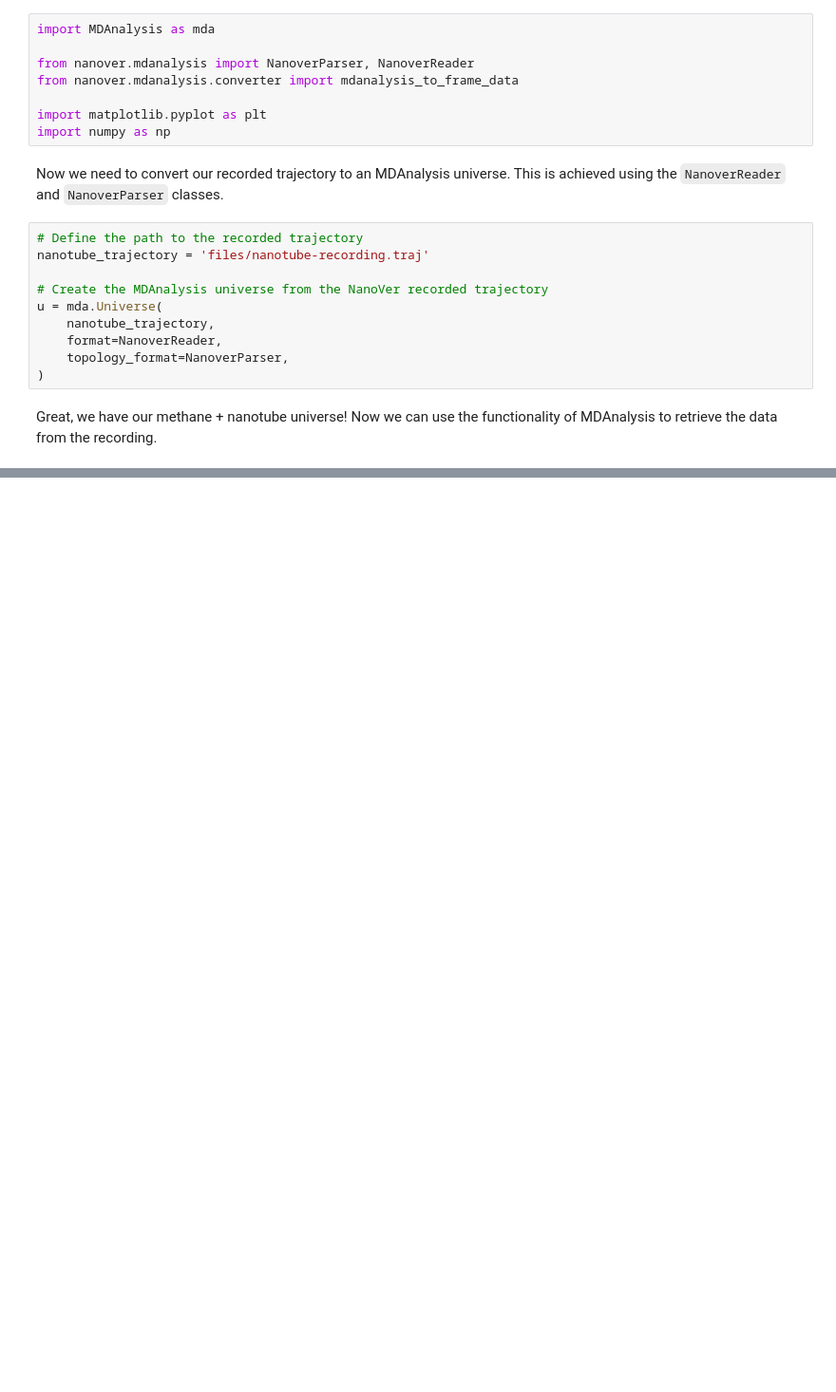
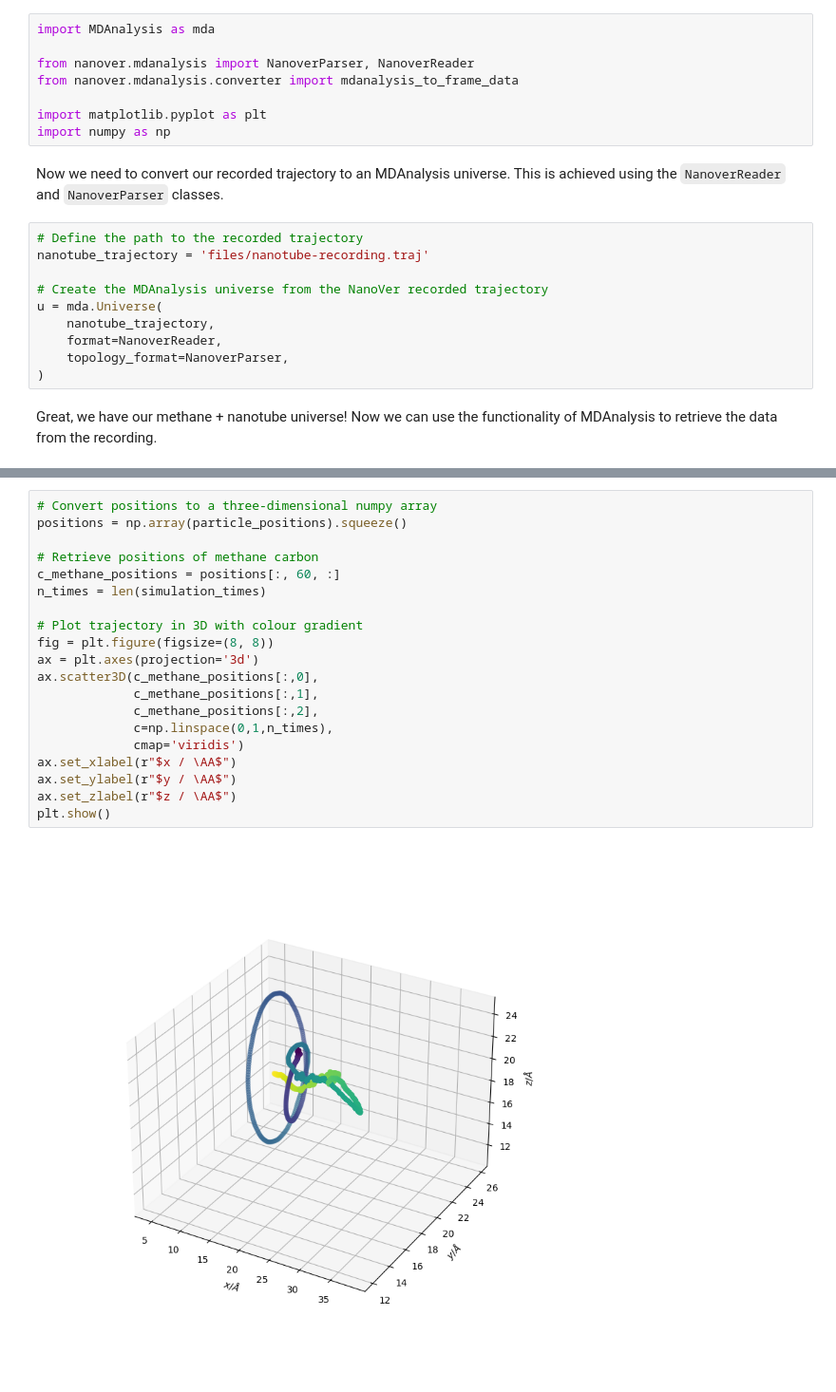
Before and after one commit to IRL2/nanover-server-py, a Jupyter notebook: examples/mdanalysis/mdanalysis_nanover_recording.ipynb, the cells around one changed output, grey strips where cells are left out. Shown at 95% size. Drawn from its saved outputs; the diff is of its cells as text; blank space fills up the shorter version.

```diff
--- a/examples/mdanalysis/mdanalysis_nanover_recording.ipynb
+++ b/examples/mdanalysis/mdanalysis_nanover_recording.ipynb
@@ -88,0 +125,22 @@ for timestep in u.trajectory:
+# %%
+# Convert positions to a three-dimensional numpy array
+positions = np.array(particle_positions).squeeze()
+
+# Retrieve positions of methane carbon
+c_methane_positions = positions[:, 60, :]
+n_times = len(simulation_times)
+
+# Plot trajectory in 3D with colour gradient
+fig = plt.figure(figsize=(8, 8))
+ax = plt.axes(projection='3d')
+ax.scatter3D(c_methane_positions[:,0],
+             c_methane_positions[:,1],
+             c_methane_positions[:,2],
+             c=np.linspace(0,1,n_times),
+             cmap='viridis')
+ax.set_xlabel(r"$x / \AA$")
+ax.set_ylabel(r"$y / \AA$")
+ax.set_zlabel(r"$z / \AA$")
+plt.show()
+# %% [output]
+[figure, added]
```
Also changed, not shown: parts of 21 cells of this notebook, 2 other files.
